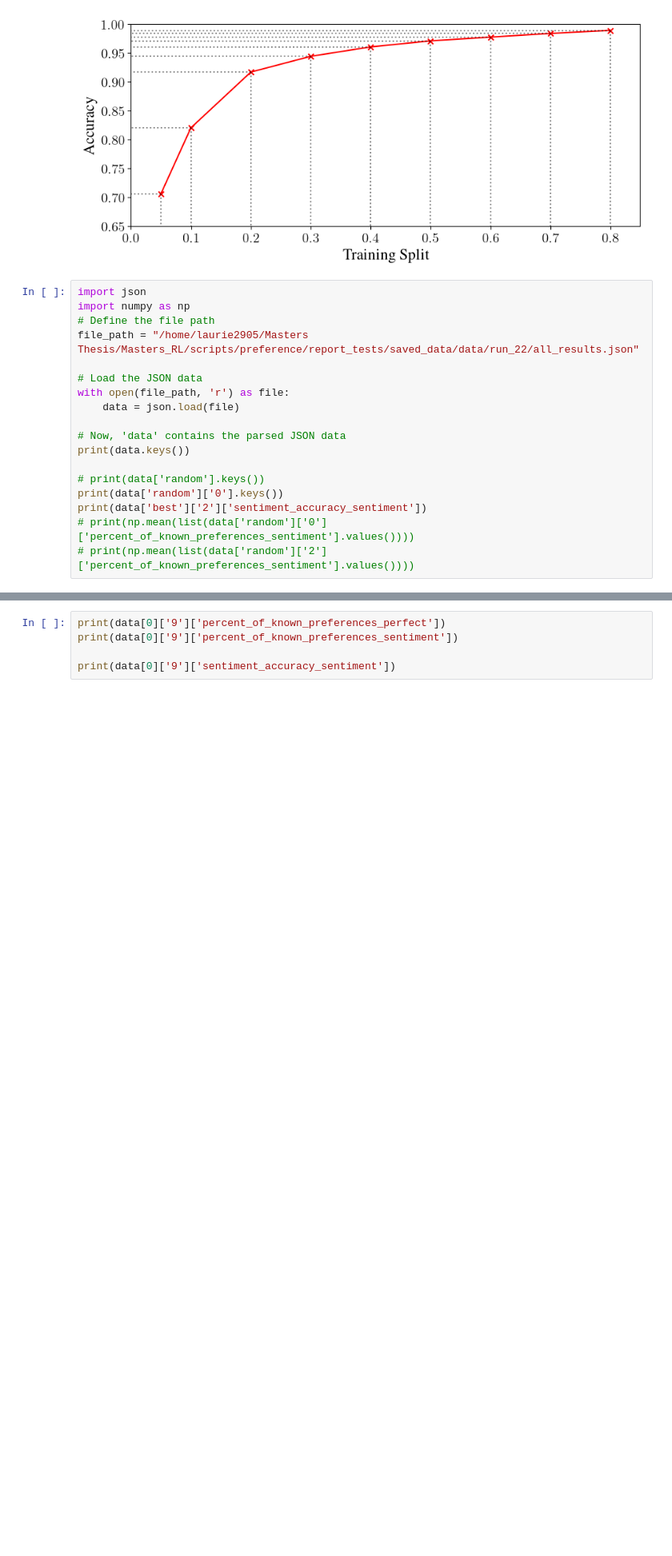
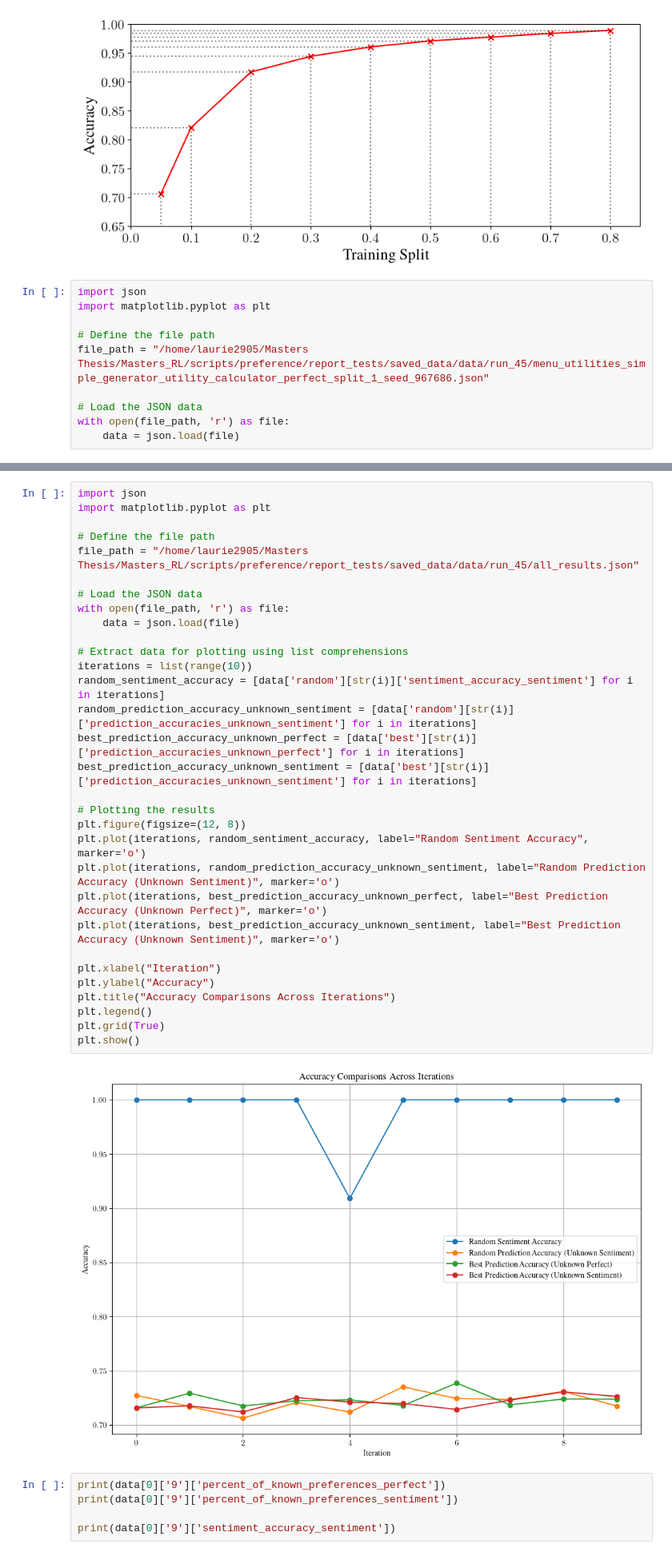
Before and after one commit to Laurie2905-JOHN/Masters_RL, a Jupyter notebook: notebooks/plotting.ipynb, the cells around one changed output, grey strips where cells are left out. Shown at 80% size. Drawn from its saved outputs; the diff is of its cells as text; blank space fills up the shorter version.

```diff
--- a/notebooks/plotting.ipynb
+++ b/notebooks/plotting.ipynb
@@ -2072,19 +2072,11 @@ plt.show()
 [figure]
 # %%
 import json
-import numpy as np
+import matplotlib.pyplot as plt
+
 # Define the file path
-file_path = "/home/laurie2905/Masters Thesis/Masters_RL/scripts/preference/report_tests/saved_data/data/run_22/all_results.json"
+file_path = "/home/laurie2905/Masters Thesis/Masters_RL/scripts/preference/report_tests/saved_data/data/run_45/menu_utilities_simple_generator_utility_calculator_perfect_split_1_seed_967686.json"
 
 # Load the JSON data
 with open(file_path, 'r') as file:
     data = json.load(file)
-
-# Now, 'data' contains the parsed JSON data
-print(data.keys())
-
-# print(data['random'].keys())
-print(data['random']['0'].keys())
-print(data['best']['2']['sentiment_accuracy_sentiment'])
-# print(np.mean(list(data['random']['0']['percent_of_known_preferences_sentiment'].values())))
-# print(np.mean(list(data['random']['2']['percent_of_known_preferences_sentiment'].values())))
@@ -2095,3 +2111,36 @@ dict_keys(['info', 'reward', 'percent_of_known_preferences_perfect', 'percent_of
+# %%
+import json
+import matplotlib.pyplot as plt
+
+# Define the file path
+file_path = "/home/laurie2905/Masters Thesis/Masters_RL/scripts/preference/report_tests/saved_data/data/run_45/all_results.json"
+
+# Load the JSON data
+with open(file_path, 'r') as file:
+    data = json.load(file)
+
+# Extract data for plotting using list comprehensions
+iterations = list(range(10))
+random_sentiment_accuracy = [data['random'][str(i)]['sentiment_accuracy_sentiment'] for i in iterations]
+random_prediction_accuracy_unknown_sentiment = [data['random'][str(i)]['prediction_accuracies_unknown_sentiment'] for i in iterations]
+best_prediction_accuracy_unknown_perfect = [data['best'][str(i)]['prediction_accuracies_unknown_perfect'] for i in iterations]
+best_prediction_accuracy_unknown_sentiment = [data['best'][str(i)]['prediction_accuracies_unknown_sentiment'] for i in iterations]
+
+# Plotting the results
+plt.figure(figsize=(12, 8))
+plt.plot(iterations, random_sentiment_accuracy, label="Random Sentiment Accuracy", marker='o')
+plt.plot(iterations, random_prediction_accuracy_unknown_sentiment, label="Random Prediction Accuracy (Unknown Sentiment)", marker='o')
+plt.plot(iterations, best_prediction_accuracy_unknown_perfect, label="Best Prediction Accuracy (Unknown Perfect)", marker='o')
+plt.plot(iterations, best_prediction_accuracy_unknown_sentiment, label="Best Prediction Accuracy (Unknown Sentiment)", marker='o')
+
+plt.xlabel("Iteration")
+plt.ylabel("Accuracy")
+plt.title("Accuracy Comparisons Across Iterations")
+plt.legend()
+plt.grid(True)
+plt.show()
+# %% [output]
+[figure, added]
 # %%
 print(data[0]['9']['percent_of_known_preferences_perfect'])
 print(data[0]['9']['percent_of_known_preferences_sentiment'])
```
Also changed, not shown: parts of 3 cells of this notebook, 4 other files.
